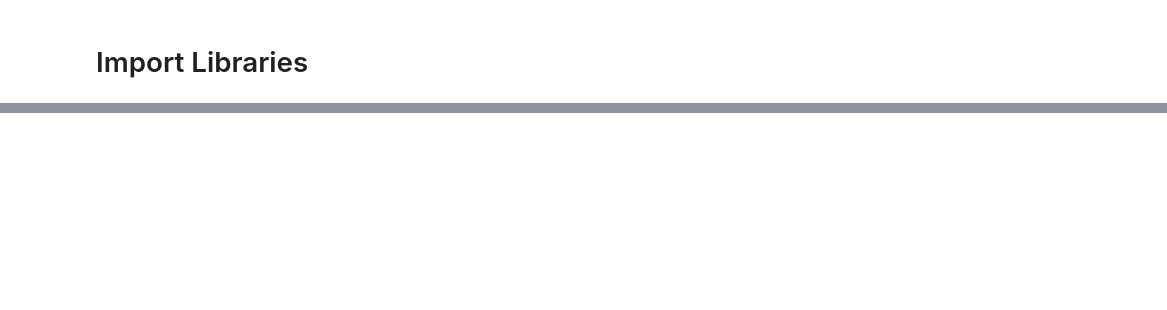
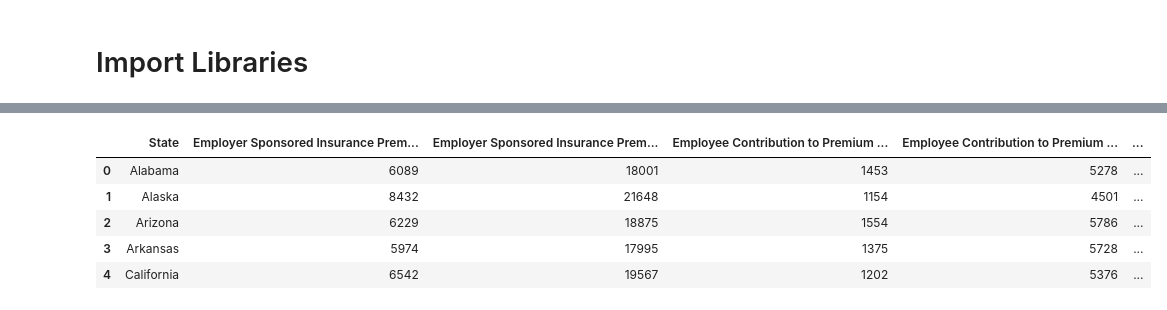
Before and after one commit to aakula7/Health-Literacy-COVID19, a Jupyter notebook: Merged Data/Cleaned All Data.ipynb, the cells around one changed output, grey strips where cells are left out. Cells and saved outputs as stored; diff of their text form; code cells hidden in the pictures; blank space fills up the shorter version.

```diff
--- a/Merged Data/Cleaned All Data.ipynb
+++ b/Merged Data/Cleaned All Data.ipynb
@@ -35,0 +25,10 @@ COVID_DF
+# %%
+StatePremDF = pd.read_excel('State Premiums.xlsx')
+StatePremDF.head()
+# %% [output]
+|  | State | Employer Sponsored Insurance Prem... | Employer Sponsored Insurance Prem... | Employee Contribution to Premium ... | Employee Contribution to Premium ... | ... |
+| 0 | Alabama | 6089 | 18001 | 1453 | 5278 | ... |
+| 1 | Alaska | 8432 | 21648 | 1154 | 4501 | ... |
+| 2 | Arizona | 6229 | 18875 | 1554 | 5786 | ... |
+| 3 | Arkansas | 5974 | 17995 | 1375 | 5728 | ... |
+| 4 | California | 6542 | 19567 | 1202 | 5376 | ... |
```
Also changed, not shown: parts of 10 cells of this notebook, 7 other files.
